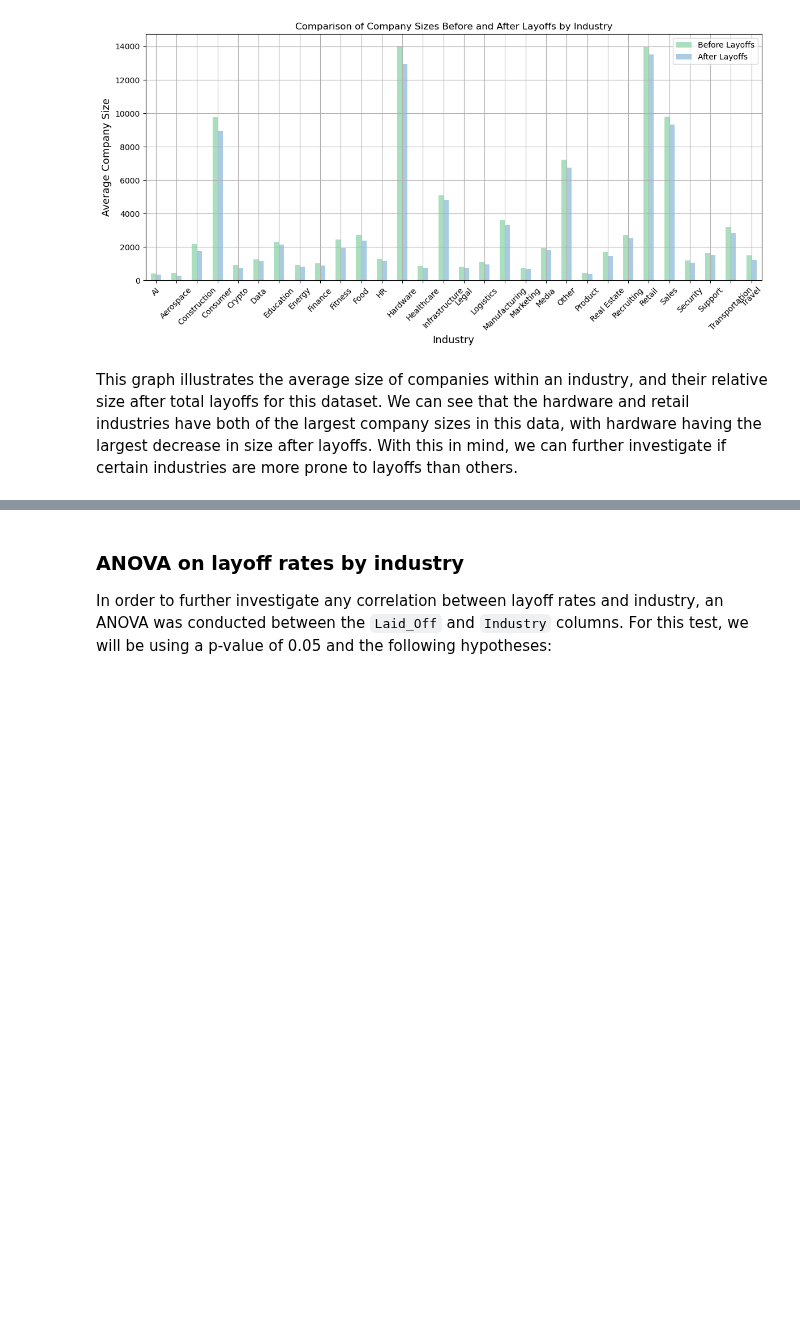
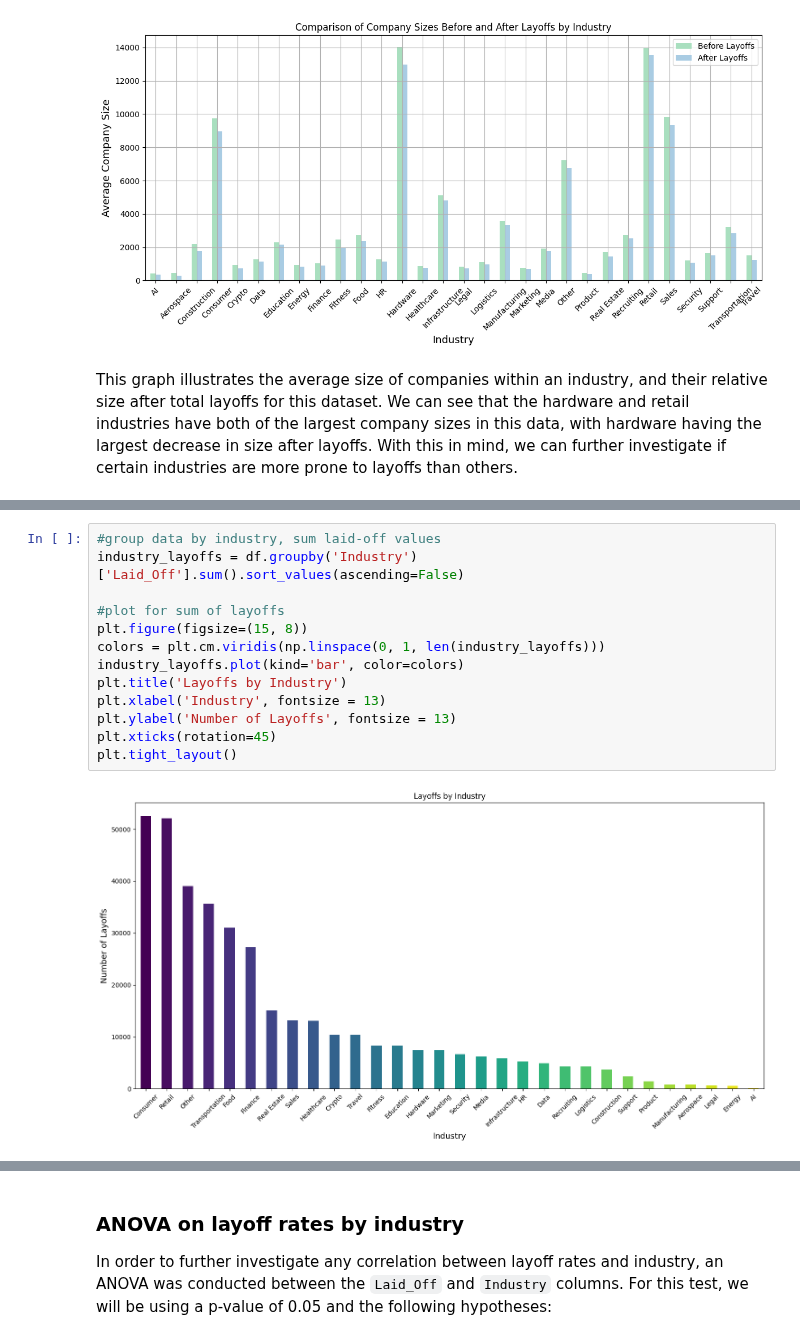
Before and after one commit to COGS108/Group019_WI24, a Jupyter notebook: FinalProject_Group019_WI24.ipynb, the cells around one changed output, grey strips where cells are left out. Saved outputs shown, nothing was run; the diff lists cells and outputs as text; blank space fills up the shorter version.

```diff
--- a/FinalProject_Group019_WI24.ipynb
+++ b/FinalProject_Group019_WI24.ipynb
@@ -251,0 +272,15 @@ This graph illustrates the average size of companies within an industry, and the
+# %%
+#group data by industry, sum laid-off values
+industry_layoffs = df.groupby('Industry')['Laid_Off'].sum().sort_values(ascending=False)
+
+#plot for sum of layoffs
+plt.figure(figsize=(15, 8))
+colors = plt.cm.viridis(np.linspace(0, 1, len(industry_layoffs)))
+industry_layoffs.plot(kind='bar', color=colors)
+plt.title('Layoffs by Industry')
+plt.xlabel('Industry', fontsize = 13)
+plt.ylabel('Number of Layoffs', fontsize = 13)
+plt.xticks(rotation=45)
+plt.tight_layout()
+# %% [output]
+[figure, added]
```
Also changed, not shown: parts of 7 cells of this notebook.
